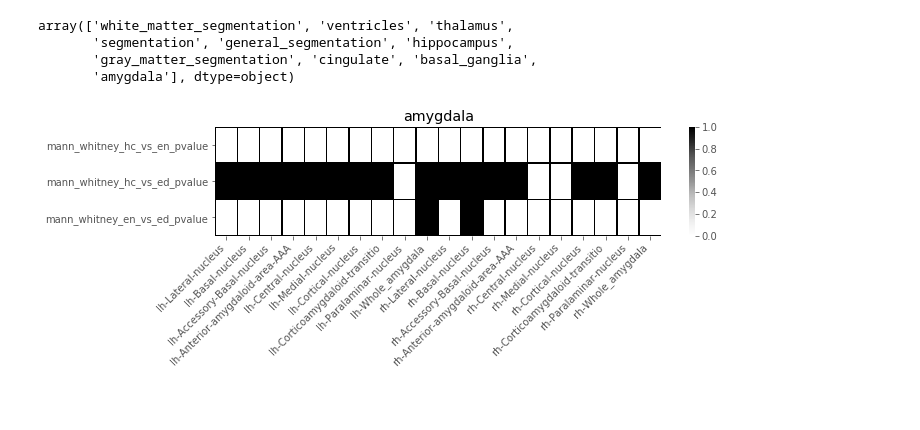
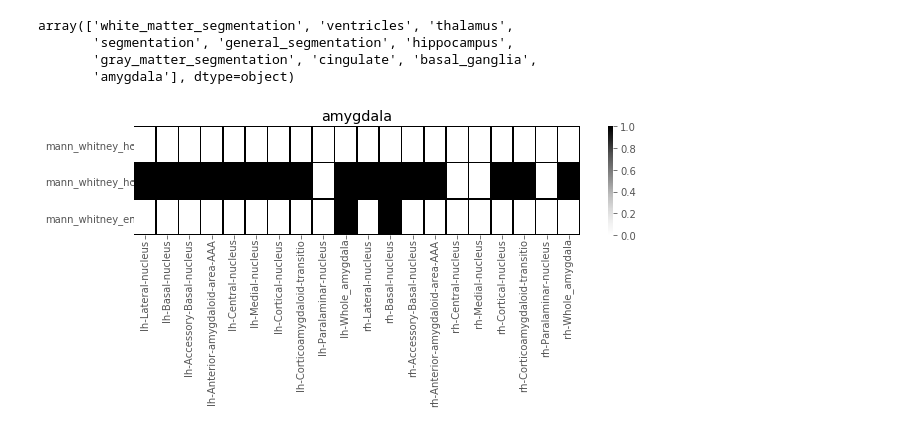
Before and after one commit to josealejolibreros/schizophrenic_data_processing, a Jupyter notebook: p_value_heatmap_substructures.ipynb, the cells around one changed output. Cells and saved outputs as stored; diff of their text form; code cells hidden in the pictures; blank space fills up the shorter version.

Commit message:
1/2: Correlation Heatmap with color only when p<0.05. 2/2: Modifying appeareance: xticks and yticks alignment to centre

```diff
--- a/p_value_heatmap_substructures.ipynb
+++ b/p_value_heatmap_substructures.ipynb
@@ -66,50 +66,39 @@ column_names = ['mann_whitney_hc_vs_en_pvalue','mann_whitney_hc_vs_ed_pvalue','m
 m=0
 #fig.subplots_adjust(hspace=1)
 plt.figure(1, figsize=(10, 2))
-general_structures = [
-       'amygdala']
+general_structures = [       'amygdala']
 for general_structure in general_structures:
     general_structure_data = data_non[(data_non['general_structure']==general_structure)]
     substructure_names = general_structure_data['sub_structure']
     general_structure_data_mann_whitney = general_structure_data[column_names]
-    #general_structure_data_mann_whitney[general_structure_data_mann_whitney <= 0.05] = 1
-    #general_structure_data_mann_whitney[general_structure_data_mann_whitney > 0.06] = 0
 
     general_structure_data_mann_whitney_thresh = (general_structure_data_mann_whitney <= 0.05).astype(int)
 
 
 
 
 
     #Constructs the heatmap
     axf1 = sb.heatmap(
         np.transpose(general_structure_data_mann_whitney_thresh.values),
         cmap='Greys',
-        #vmin = , vmax=1, center=0,
-        #cmap = sb.diverging_palette(20, 220, n=200),
-        #square =True,
-        #cbar = False if diagnostic < 2 else True,
-        #cbar_ax = axins if diagnostic == 2 else None,
-        #cbar_kws={"shrink": 0.5},
         linewidth=0.5,
         linecolor = "black",
         #ax = axes[m],
     )
-    axf1.set_xticklabels(
-                substructure_names,
-                rotation=45,
-                horizontalalignment='right',
-            );
+
     axf1.set_yticklabels(
                 column_names,
                 rotation=0,
-                #horizontalalignment='right',
+                horizontalalignment='center',
             );
+    plt.xticks(np.arange(len(substructure_names))+0.5, substructure_names, rotation=90)
+    axf1.tick_params(axis ='x', pad = 0.)
 
     axf1.set_title(general_structure)
 
     axf1.figure.savefig(general_structure+'.pdf', bbox_inches='tight')
 
     del axf1
 # %% [output]
-[figure, old version]
+[figure, new version]
```
Also changed, not shown: 1 other file.
